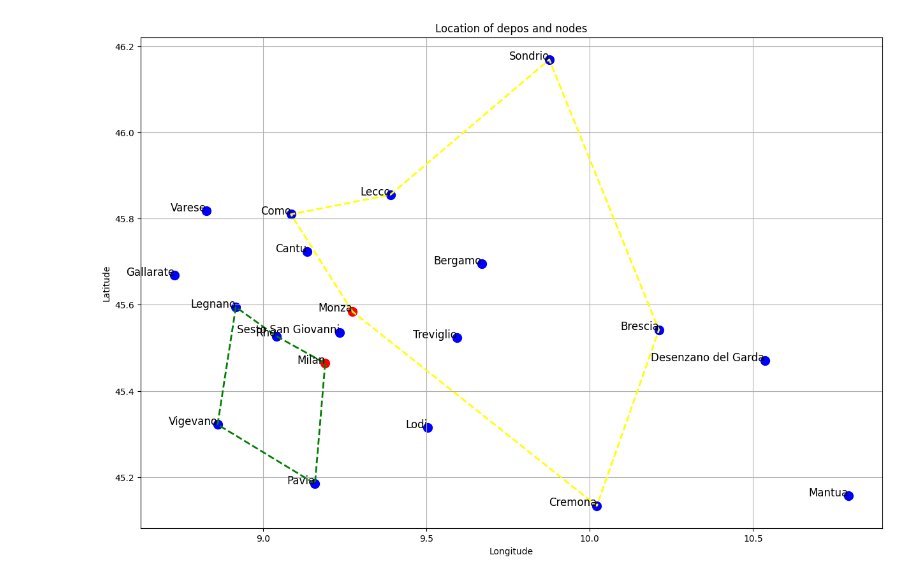
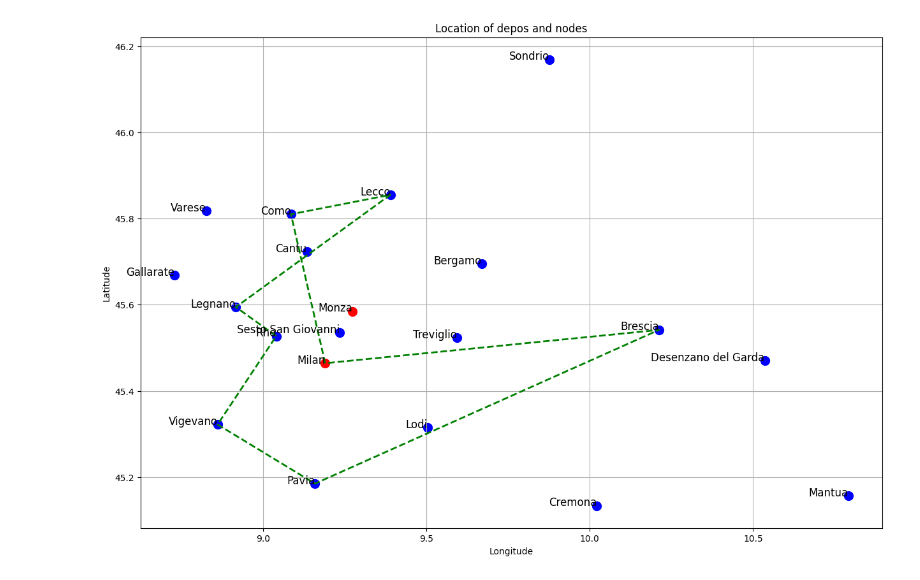
Before and after one commit to AndreaMishtaku/ai_vrp_solver, a Jupyter notebook: visualization/vrp.ipynb, the cells around one changed output. Cells and saved outputs as stored; diff of their text form; code cells hidden in the pictures.

```diff
--- a/visualization/vrp.ipynb
+++ b/visualization/vrp.ipynb
@@ -17,44 +17,28 @@ def get_solution(url,body):
 depos=fetch_data('http://127.0.0.1:5000/basic/depo/get-all')
 nodes=fetch_data('http://127.0.0.1:5000/basic/node/get-all')
 
-solution=get_solution('http://127.0.0.1:5000/ortools/vrp',
-   {
+solution=get_solution('http://127.0.0.1:5000/llm/vrp',
+{
    "demands":[
       {
          "node":"Como",
-         "demand":10
+         "demand":1
       },
       {
          "node":"Lecco",
-         "demand":5
+         "demand":1
       },
       {
          "node":"Rho",
-         "demand":10
-      },
-      {
-         "node":"Sondrio",
-         "demand":10
-      },
-      {
-         "node":"Cremona",
-         "demand":5
-      },
-      {
-         "node":"Pavia",
-         "demand":20
-      },
-      {
-         "node":"Brescia",
-         "demand":15
+         "demand":1
       },
       {
          "node":"Legnano",
-         "demand":10
+         "demand":1
       },
       {
          "node":"Vigevano",
-         "demand":10
+         "demand":1
       }
    ],
    "depo_vehicle":[
@@ -62,12 +46,8 @@ solution=get_solution('http://127.0.0.1:5000/ortools/vrp',
          "depo":"Milan",
          "plate":"AB123"
       },
-      {
-         "depo":"Monza",
-         "plate":"AC123"
-      }
    ]
-   }
+}
 )
 
 df_depos = pd.DataFrame(depos)
@@ -86,31 +66,31 @@ ax.scatter(df_nodes['longitude'], df_nodes['latitude'], color='blue', label='Loc
 # Annotate depots with names
 for i, row in df_depos.iterrows():
     ax.text(row['longitude'], row['latitude'], row['name'], fontsize=12, ha='right')
 
 # Annotate nodes with names
 for i, row in df_nodes.iterrows():
     ax.text(row['longitude'], row['latitude'], row['name'], fontsize=12, ha='right')
 
 
 # Function to draw route lines
 def draw_route(route, color):
     df=pd.concat([df_depos, df_nodes])
     connections = [(df.loc[df['id'] == i, 'longitude'].values[0], df.loc[df['id'] == i, 'latitude'].values[0]) for i in route]
     if len(connections) > 1:
         x_values, y_values = zip(*connections)
         ax.plot(x_values, y_values, color=color, linewidth=2, linestyle='--')
 
 
 route_colors=['green','yellow','purple','orange','blue']
 for idx, route_info in enumerate(solution['routes']):
     color=route_colors[idx % len(route_colors)]
     draw_route(route_info['route'], color)
 
 ax.set_xlabel('Longitude')
 ax.set_ylabel('Latitude')
 ax.set_title('Location of depos and nodes')
 
 plt.grid(True)
 plt.show()
 # %% [output]
-[figure, old version]
+[figure, new version]
```
Also changed, not shown: 3 other files.
